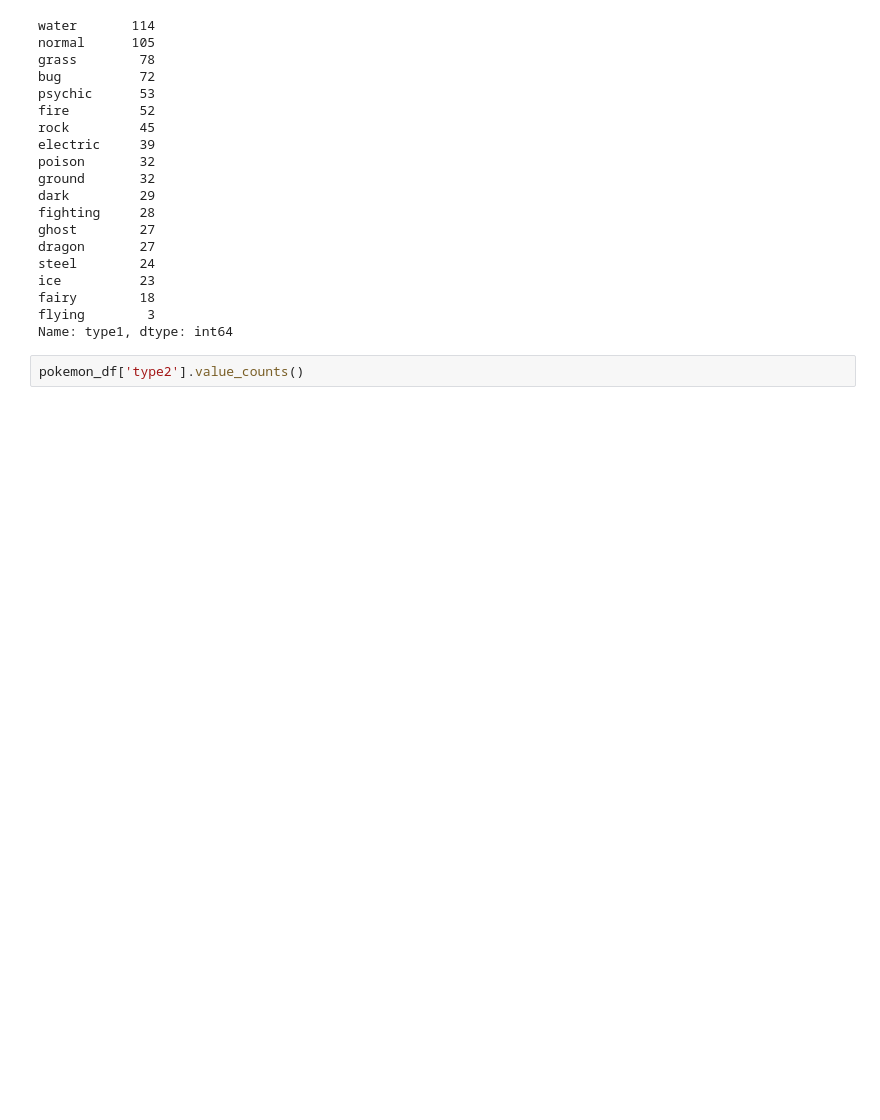
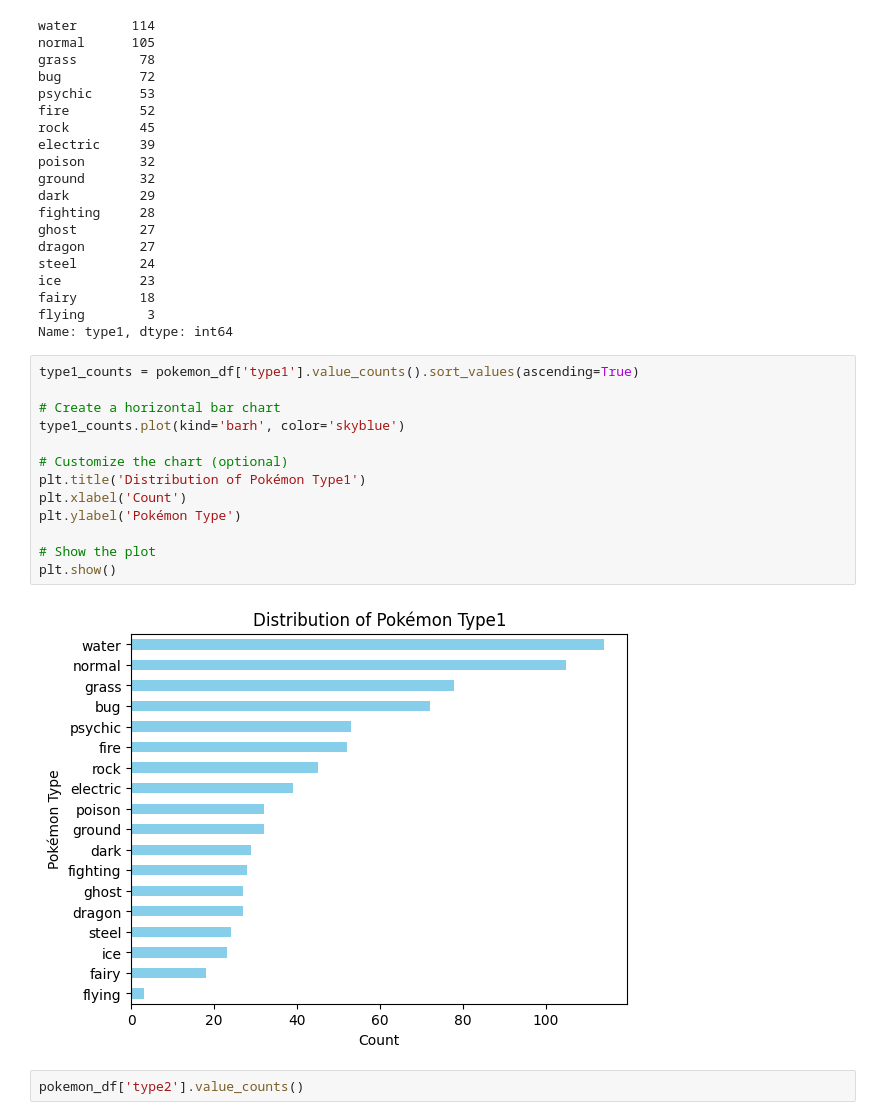
Before and after one commit to ilhamiy/PokemonClassificationML, a Jupyter notebook: Classification_of_Legendary_Pokemon.ipynb, the cells around one changed output. Drawn from its saved outputs; the diff is of its cells as text; blank space fills up the shorter version.

```diff
--- a/Classification_of_Legendary_Pokemon.ipynb
+++ b/Classification_of_Legendary_Pokemon.ipynb
@@ -195,6 +213,21 @@ ice          23
 fairy        18
 flying        3
 Name: type1, dtype: int64
+# %%
+type1_counts = pokemon_df['type1'].value_counts().sort_values(ascending=True)
+
+# Create a horizontal bar chart
+type1_counts.plot(kind='barh', color='skyblue')
+
+# Customize the chart (optional)
+plt.title('Distribution of Pokémon Type1')
+plt.xlabel('Count')
+plt.ylabel('Pokémon Type')
+
+# Show the plot
+plt.show()
+# %% [output]
+[figure, added]
 # %%
 pokemon_df['type2'].value_counts()
 # %% [output]
```
Also changed, not shown: parts of 25 cells of this notebook.
